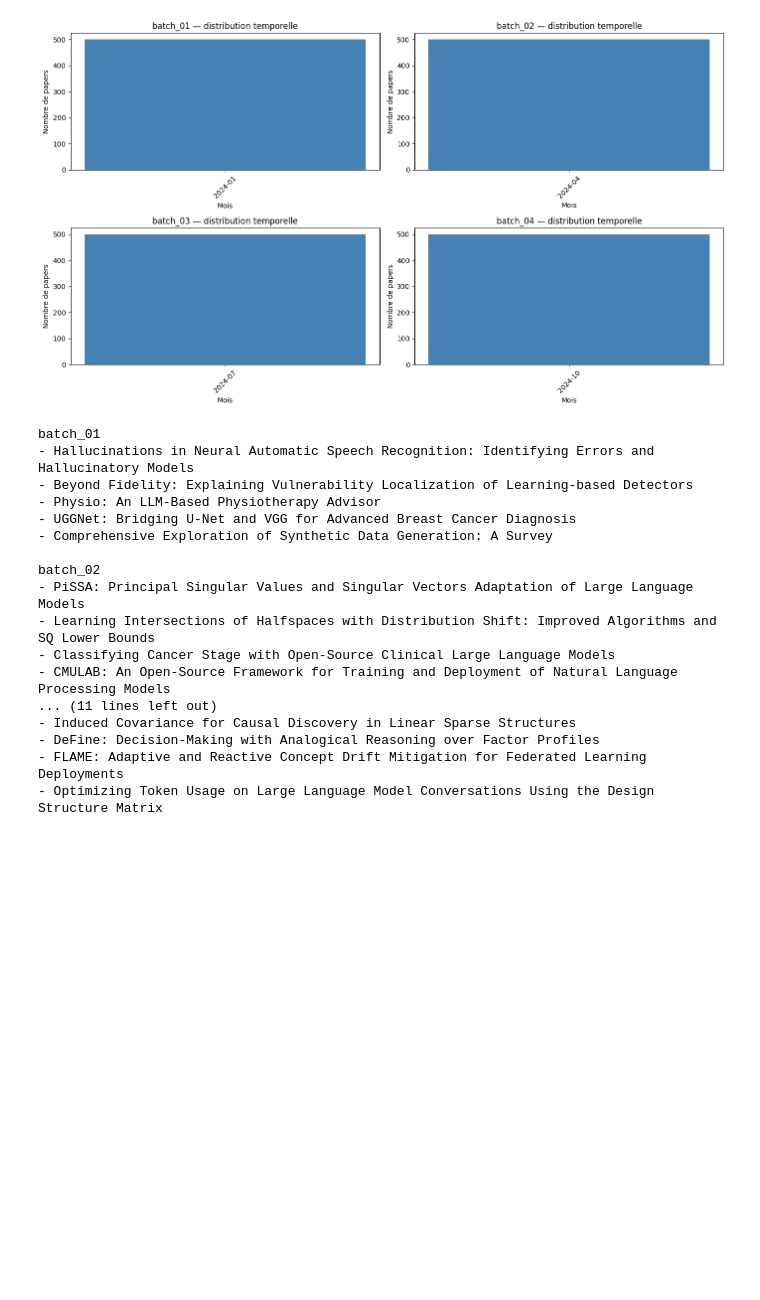
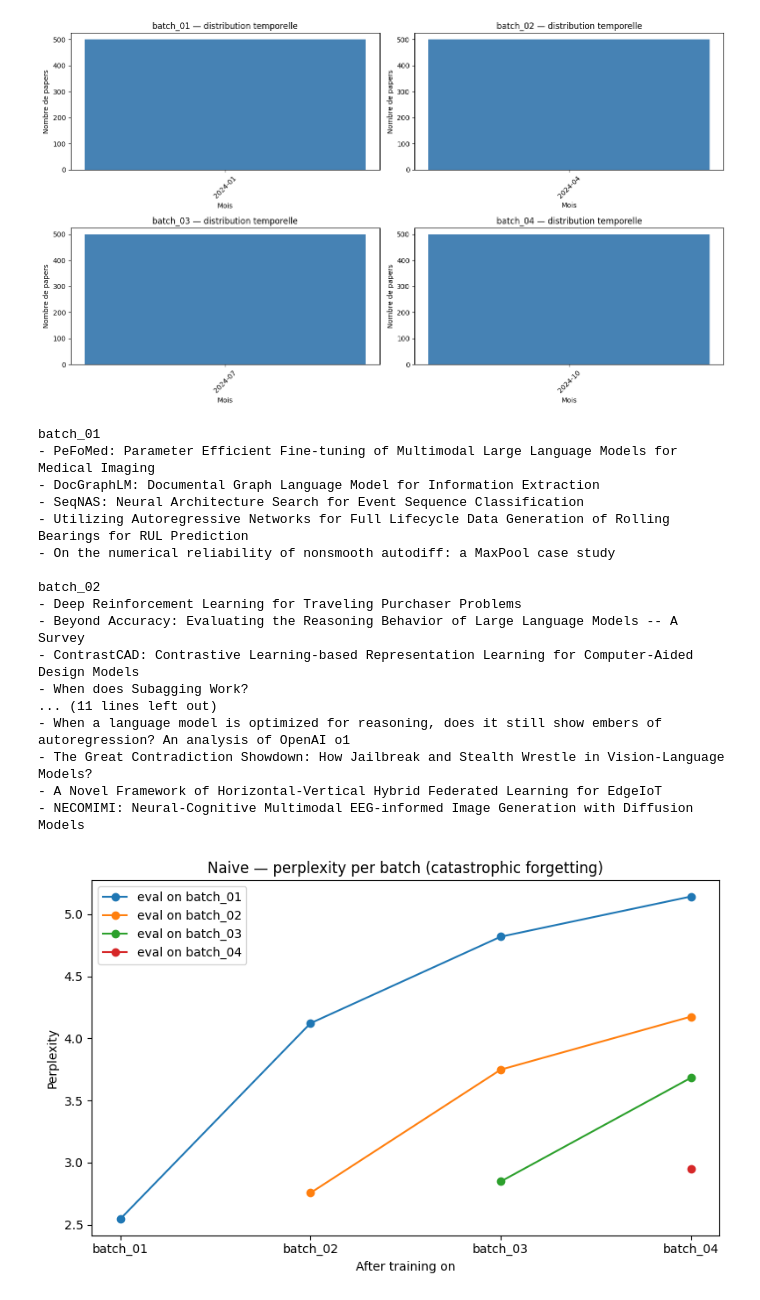
Before and after one commit to BennyBobby/ft_slm, a Jupyter notebook: notebooks/explore_data.ipynb, the cells around one changed output. Saved outputs shown, nothing was run; the diff lists cells and outputs as text; code cells hidden in the pictures; blank space fills up the shorter version.

Commit message:
feat: add naive sequential finetuning pipeline with perplexity eval

```diff
--- a/notebooks/explore_data.ipynb
+++ b/notebooks/explore_data.ipynb
@@ -74,22 +74,47 @@ for name, papers in batches.items():
     print(f"\n{name}")
     sample = random.sample(papers, 5)
     for p in sample:
-        print(f"{p['title']}")
+        print(f"- {p['title']}")
 # %% [output]
 batch_01
-- Hallucinations in Neural Automatic Speech Recognition: Identifying Errors and Hallucinatory Models
-- Beyond Fidelity: Explaining Vulnerability Localization of Learning-based Detectors
-- Physio: An LLM-Based Physiotherapy Advisor
-- UGGNet: Bridging U-Net and VGG for Advanced Breast Cancer Diagnosis
-- Comprehensive Exploration of Synthetic Data Generation: A Survey
+- PeFoMed: Parameter Efficient Fine-tuning of Multimodal Large Language Models for Medical Imaging
+- DocGraphLM: Documental Graph Language Model for Information Extraction
+- SeqNAS: Neural Architecture Search for Event Sequence Classification
+- Utilizing Autoregressive Networks for Full Lifecycle Data Generation of Rolling Bearings for RUL Prediction
+- On the numerical reliability of nonsmooth autodiff: a MaxPool case study
 
 batch_02
-- PiSSA: Principal Singular Values and Singular Vectors Adaptation of Large Language Models
-- Learning Intersections of Halfspaces with Distribution Shift: Improved Algorithms and SQ Lower Bounds
-- Classifying Cancer Stage with Open-Source Clinical Large Language Models
-- CMULAB: An Open-Source Framework for Training and Deployment of Natural Language Processing Models
+- Deep Reinforcement Learning for Traveling Purchaser Problems
+- Beyond Accuracy: Evaluating the Reasoning Behavior of Large Language Models -- A Survey
+- ContrastCAD: Contrastive Learning-based Representation Learning for Computer-Aided Design Models
+- When does Subagging Work?
 ... (11 lines left out)
-- Induced Covariance for Causal Discovery in Linear Sparse Structures
-- DeFine: Decision-Making with Analogical Reasoning over Factor Profiles
-- FLAME: Adaptive and Reactive Concept Drift Mitigation for Federated Learning Deployments
-- Optimizing Token Usage on Large Language Model Conversations Using the Design Structure Matrix
+- When a language model is optimized for reasoning, does it still show embers of autoregression? An analysis of OpenAI o1
+- The Great Contradiction Showdown: How Jailbreak and Stealth Wrestle in Vision-Language Models?
+- A Novel Framework of Horizontal-Vertical Hybrid Federated Learning for EdgeIoT
+- NECOMIMI: Neural-Cognitive Multimodal EEG-informed Image Generation with Diffusion Models
+# %%
+import json
+
+with open("../results/naive_results.json") as f:
+    results = json.load(f)
+
+batches = list(results.keys())
+fig, ax = plt.subplots(figsize=(8, 5))
+
+for eval_batch in batches:
+    x, y = [], []
+    for train_batch in batches:
+        if eval_batch in results[train_batch]:
+            x.append(train_batch)
+            y.append(results[train_batch][eval_batch])
+    ax.plot(x, y, marker="o", label=f"eval on {eval_batch}")
+
+ax.set_title("Naive — perplexity per batch (catastrophic forgetting)")
+ax.set_xlabel("After training on")
+ax.set_ylabel("Perplexity")
+ax.legend()
+plt.tight_layout()
+plt.show()
+# %% [output]
+[figure, added]
```
Also changed, not shown: 2 other files.
